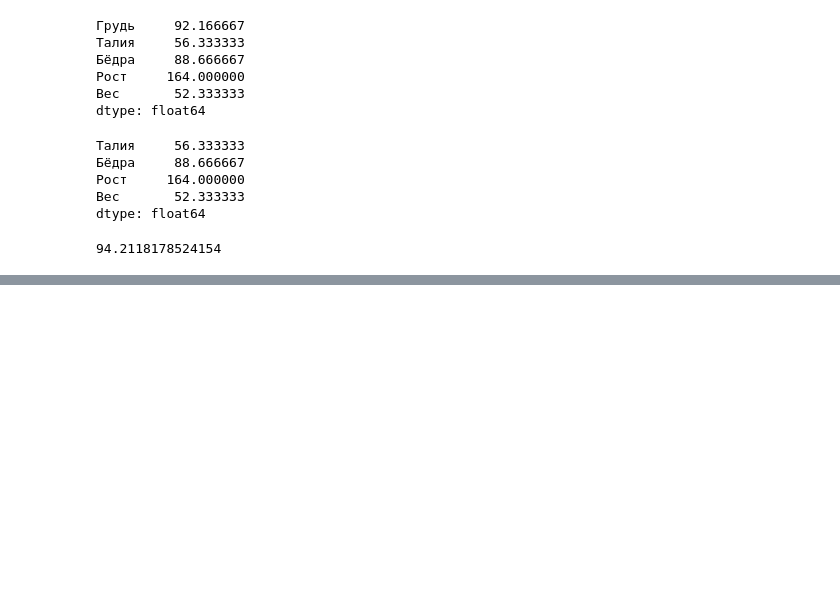
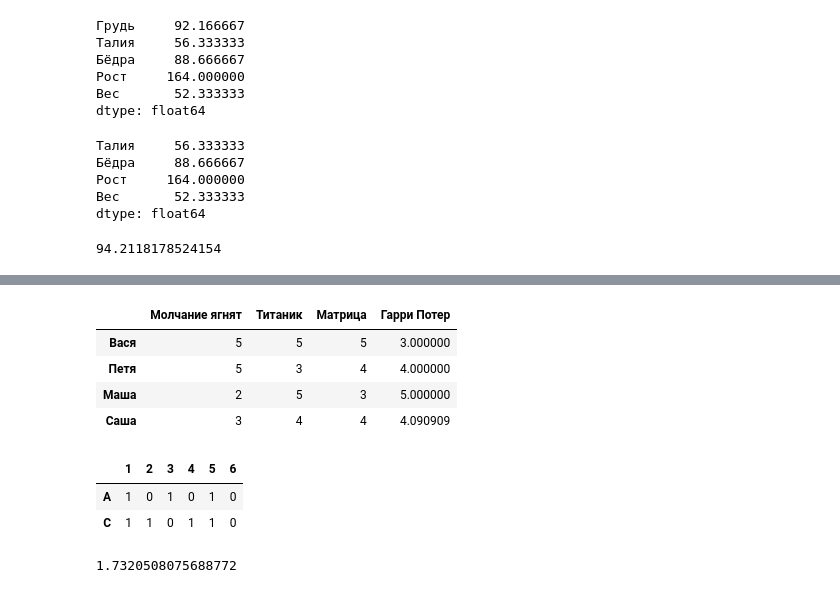
Before and after one commit to Shurikus-crypto/Stepic_ML_Artem, a Jupyter notebook: lesson_02.ipynb, the cells around one changed output, grey strips where cells are left out. Drawn from its saved outputs; the diff is of its cells as text; code cells hidden in the pictures; blank space fills up the shorter version.

```diff
--- a/lesson_02.ipynb
+++ b/lesson_02.ipynb
@@ -381,0 +478,25 @@ res_feature
+# %%
+test_df.fillna((1 / np.sum(1 / m_all)) *  np.sum(np.array(test_df['Гарри Потер'][0:3]) / m_all), inplace=True)
+test_df
+# %% [output]
+|  | Молчание ягнят | Титаник | Матрица | Гарри Потер |
+| Вася | 5 | 5 | 5 | 3.000000 |
+| Петя | 5 | 3 | 4 | 4.000000 |
+| Маша | 2 | 5 | 3 | 5.000000 |
+| Саша | 3 | 4 | 4 | 4.090909 |
+# %%
+row_A = [1, 0, 1, 0, 1, 0]
+row_C = [1, 1, 0, 1, 1, 0]
+test_anon = pd.DataFrame(index=['A', 'C'], columns=range(1, 7))
+test_anon.loc['A'] = row_A
+test_anon.loc['C'] = row_C
+test_anon
+# %% [output]
+|  | 1 | 2 | 3 | 4 | 5 | 6 |
+| A | 1 | 0 | 1 | 0 | 1 | 0 |
+| C | 1 | 1 | 0 | 1 | 1 | 0 |
+# %%
+euc = np.sqrt(np.sum((test_anon.loc['A'] - test_anon.loc['C'])**2))
+euc
+# %% [output]
+1.7320508075688772
```
Also changed, not shown: parts of 28 cells of this notebook, 3 other files.
